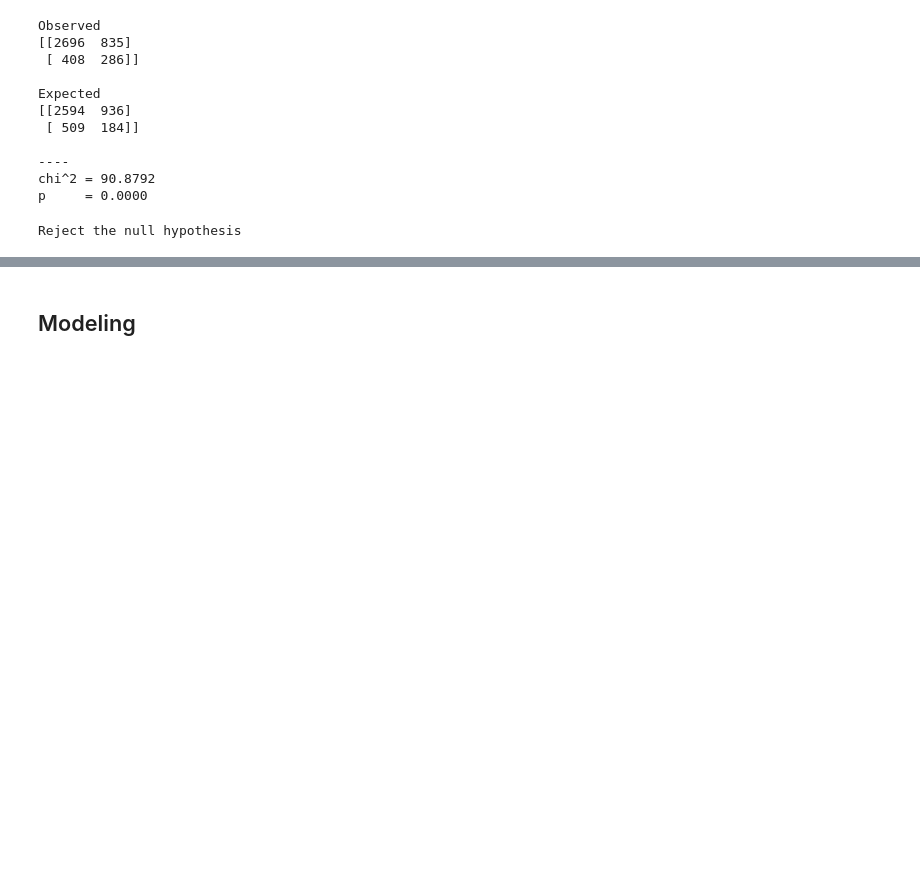
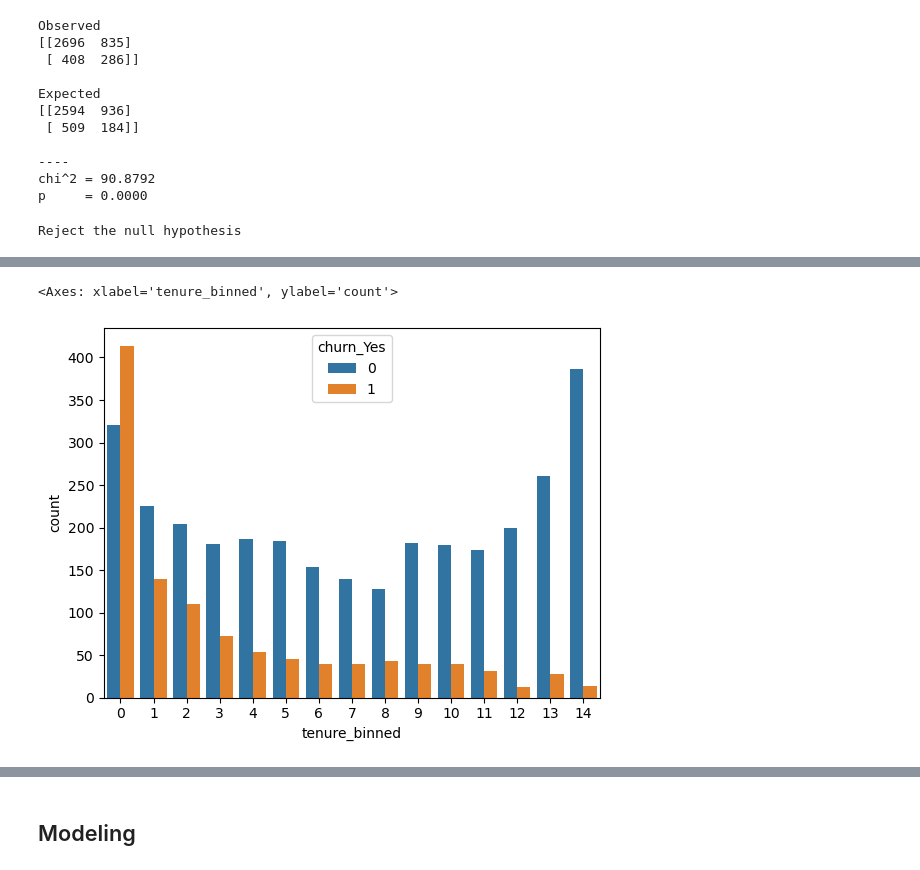
Before and after one commit to Jacob-Ball22/Classification-Project, a Jupyter notebook: non-final-notebook.ipynb, the cells around one changed output, grey strips where cells are left out. Saved outputs shown, nothing was run; the diff lists cells and outputs as text; code cells hidden in the pictures; blank space fills up the shorter version.

```diff
--- a/non-final-notebook.ipynb
+++ b/non-final-notebook.ipynb
@@ -252,0 +274,6 @@ Reject the null hypothesis
+# %%
+train_encoded['tenure_binned'] = (train_encoded['tenure'] // 5)
+sns.countplot(train_encoded, x='tenure_binned', hue='churn_Yes')
+# %% [output]
+<Axes: xlabel='tenure_binned', ylabel='count'>
+[figure, added]
```
Also changed, not shown: parts of 7 cells of this notebook.
